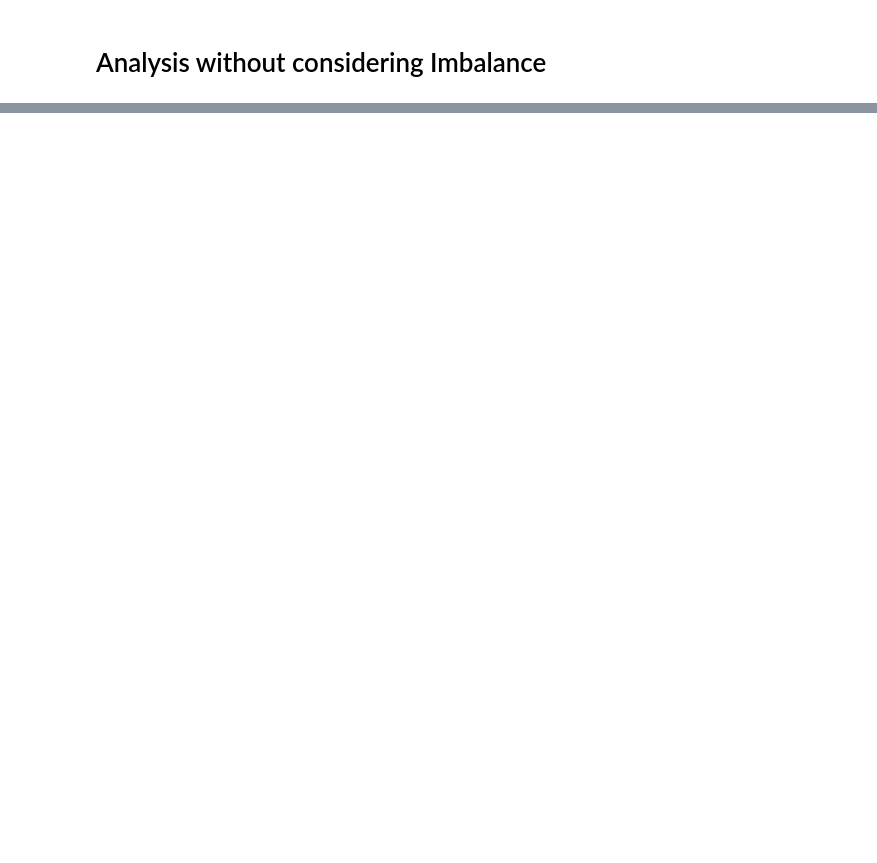
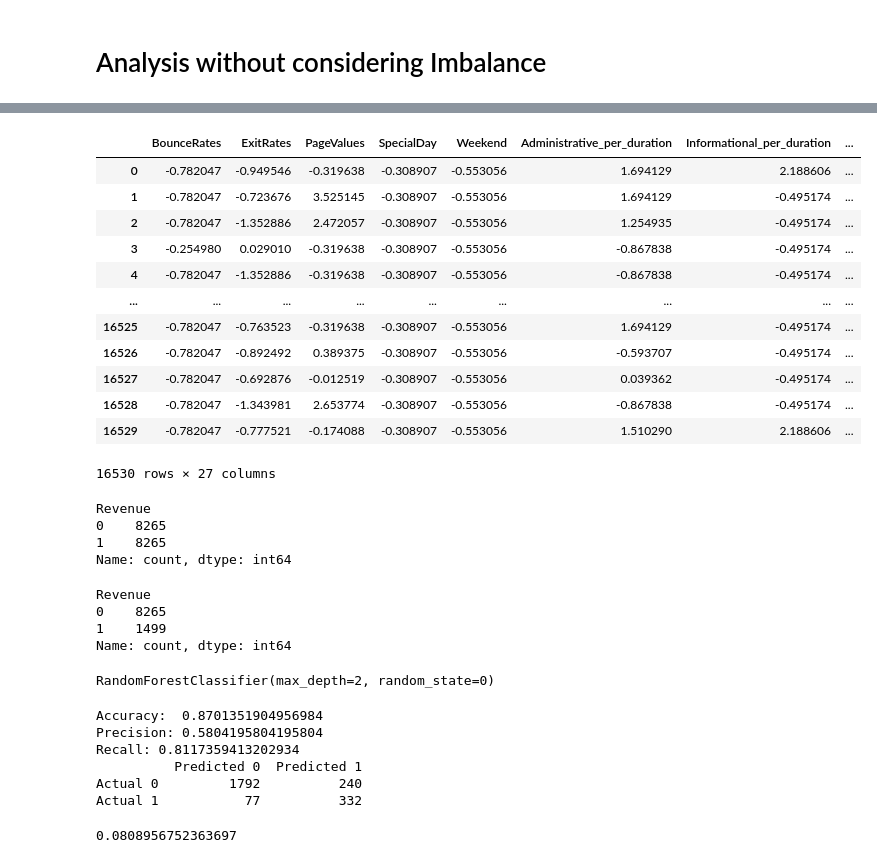
Before and after one commit to tejaldbhatti/Customer_behaviour, a Jupyter notebook: Customer_Behaviour.ipynb, the cells around one changed output, grey strips where cells are left out. Cells and saved outputs as stored; diff of their text form; code cells hidden in the pictures; blank space fills up the shorter version.

```diff
--- a/Customer_Behaviour.ipynb
+++ b/Customer_Behaviour.ipynb
@@ -578,0 +556,2 @@ Recall: 0.39853300733496333
+# %%
+y_train.reset_index(drop = True,inplace = True)
@@ -578,0 +562,39 @@ Recall: 0.39853300733496333
+# %%
+smote = SMOTE(random_state=42)
+X_train_resampled, y_train_resampled = smote.fit_resample(X_train_r, y_train)
+# %%
+X_train_resampled
+# %% [output]
+|  | BounceRates | ExitRates | PageValues | SpecialDay | Weekend | Administrative_per_duration | Informational_per_duration | ... |
+| 0 | -0.782047 | -0.949546 | -0.319638 | -0.308907 | -0.553056 | 1.694129 | 2.188606 | ... |
+| 1 | -0.782047 | -0.723676 | 3.525145 | -0.308907 | -0.553056 | 1.694129 | -0.495174 | ... |
+| 2 | -0.782047 | -1.352886 | 2.472057 | -0.308907 | -0.553056 | 1.254935 | -0.495174 | ... |
+| 3 | -0.254980 | 0.029010 | -0.319638 | -0.308907 | -0.553056 | -0.867838 | -0.495174 | ... |
+| 4 | -0.782047 | -1.352886 | -0.319638 | -0.308907 | -0.553056 | -0.867838 | -0.495174 | ... |
+| ... | ... | ... | ... | ... | ... | ... | ... | ... |
+| 16525 | -0.782047 | -0.763523 | -0.319638 | -0.308907 | -0.553056 | 1.694129 | -0.495174 | ... |
+| 16526 | -0.782047 | -0.892492 | 0.389375 | -0.308907 | -0.553056 | -0.593707 | -0.495174 | ... |
+| 16527 | -0.782047 | -0.692876 | -0.012519 | -0.308907 | -0.553056 | 0.039362 | -0.495174 | ... |
+| 16528 | -0.782047 | -1.343981 | 2.653774 | -0.308907 | -0.553056 | -0.867838 | -0.495174 | ... |
+| 16529 | -0.782047 | -0.777521 | -0.174088 | -0.308907 | -0.553056 | 1.510290 | 2.188606 | ... |
+16530 rows × 27 columns
+# %%
+y_train_resampled.value_counts()
+# %% [output]
+Revenue
+0    8265
+1    8265
+Name: count, dtype: int64
+# %%
+y_train.value_counts()
+# %% [output]
+Revenue
+0    8265
+1    1499
+Name: count, dtype: int64
+# %%
+from sklearn.ensemble import RandomForestClassifier
+RF = RandomForestClassifier(max_depth=2, random_state=0)
+RF.fit(X_train_resampled, y_train_resampled)
+# %% [output]
+RandomForestClassifier(max_depth=2, random_state=0)
@@ -578,0 +603,31 @@ Recall: 0.39853300733496333
+# %%
+
+from sklearn.metrics import precision_score, recall_score
+
+accuracy = metrics.accuracy_score(y_test, y_pred_RF)
+print("Accuracy: ",accuracy)
+
+
+precision = precision_score(y_test, y_pred_RF)
+recall = recall_score(y_test, y_pred_RF)
+print("Precision:", precision)
+print("Recall:", recall)
+
+
+cm = confusion_matrix(y_test, y_pred_RF)
+# Define labels for rows and columns
+labels = ['Actual 0', 'Actual 1']
+columns = ['Predicted 0', 'Predicted 1']
+
+# Create a DataFrame for the confusion matrix
+confusion_df = pd.DataFrame(cm, index=labels, columns=columns)
+
+# Print the confusion matrix
+print(confusion_df)
+# %% [output]
+Accuracy:  0.8701351904956984
+Precision: 0.5804195804195804
+Recall: 0.8117359413202934
+          Predicted 0  Predicted 1
+Actual 0         1792          240
+Actual 1           77          332
@@ -578,0 +641,4 @@ Recall: 0.39853300733496333
+# %%
+feature_imp_list[0][1]
+# %% [output]
+0.0808956752363697
```
Also changed, not shown: parts of 67 cells of this notebook.
